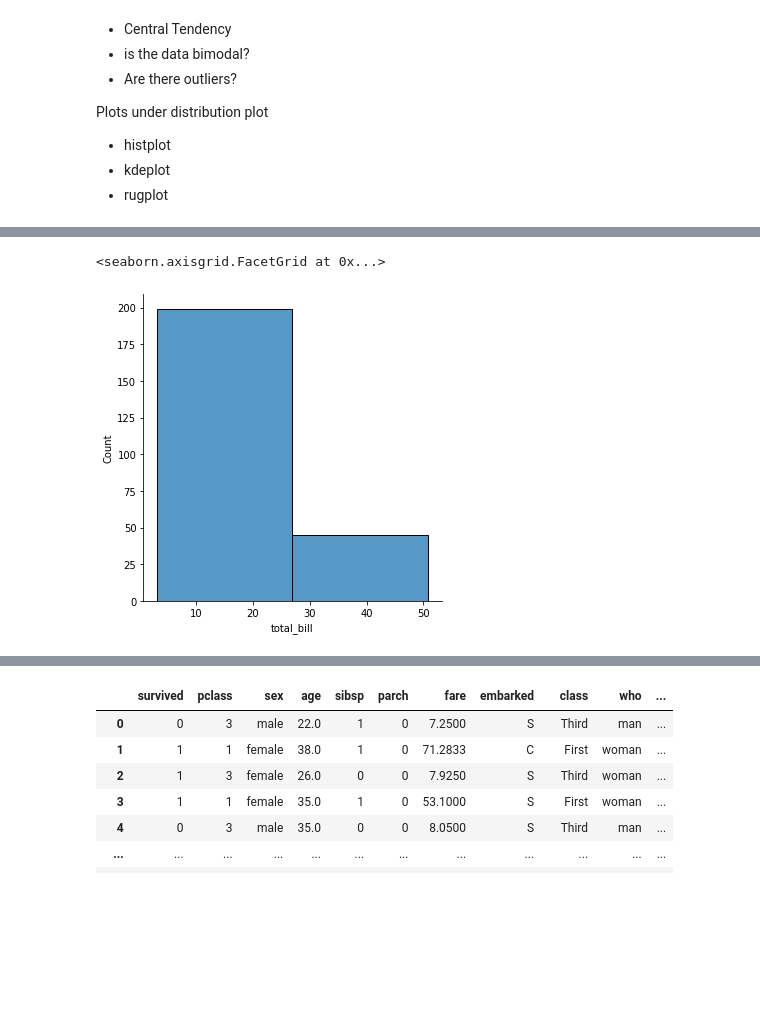
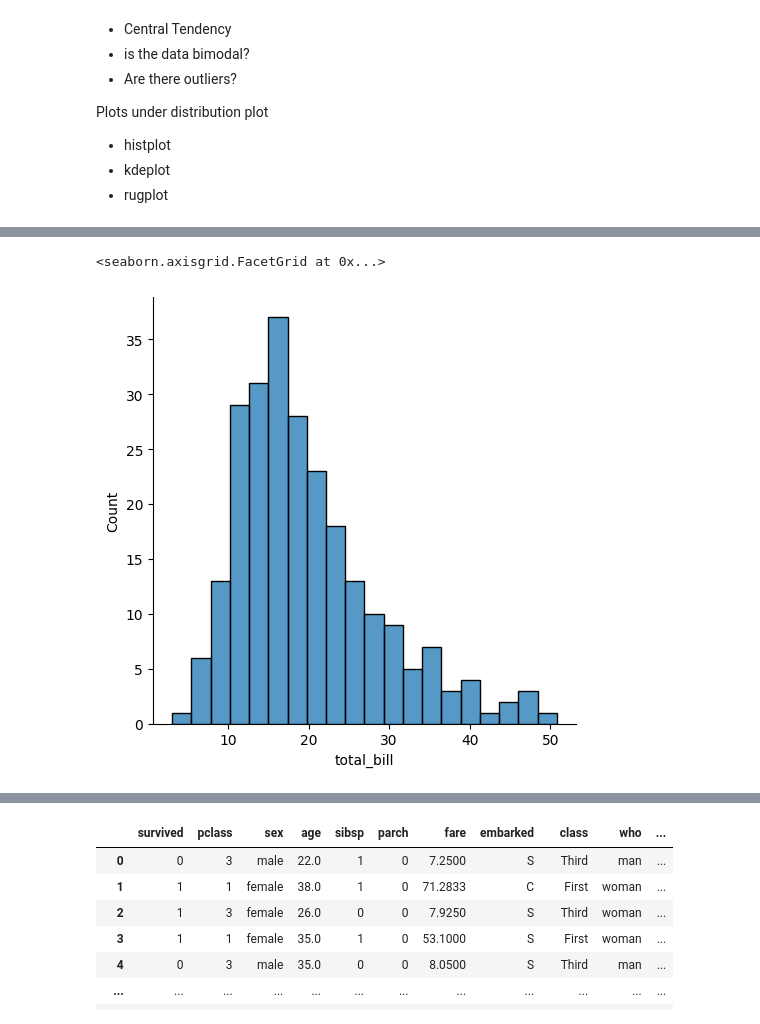
Before and after one commit to nadim-altaf/data-science-mentorship-campusx, a Jupyter notebook: Seaborn/session_25_seaborn.ipynb, the cells around one changed output, grey strips where cells are left out. Cells and saved outputs as stored; diff of their text form; code cells hidden in the pictures; blank space fills up the shorter version.

Commit message:
Session 25 - Plotting using Seaborn

```diff
--- a/Seaborn/session_25_seaborn.ipynb
+++ b/Seaborn/session_25_seaborn.ipynb
@@ -229,9 +229,9 @@ sns.displot(data=tips, x='total_bill', kind='hist')
 # %%
 # bins parameter
-sns.displot(data=tips, x='total_bill', kind='hist',bins=2)
+sns.displot(data=tips, x='total_bill', kind='hist',bins=20)
 # %% [output]
 <seaborn.axisgrid.FacetGrid at 0x...>
-[figure, old version]
+[figure, new version]
 # %%
 # It’s also possible to visualize the distribution of a categorical variable using the logic of a histogram.
 # Discrete bins are automatically set for categorical variables
```
Also changed, not shown: parts of 10 cells of this notebook.
